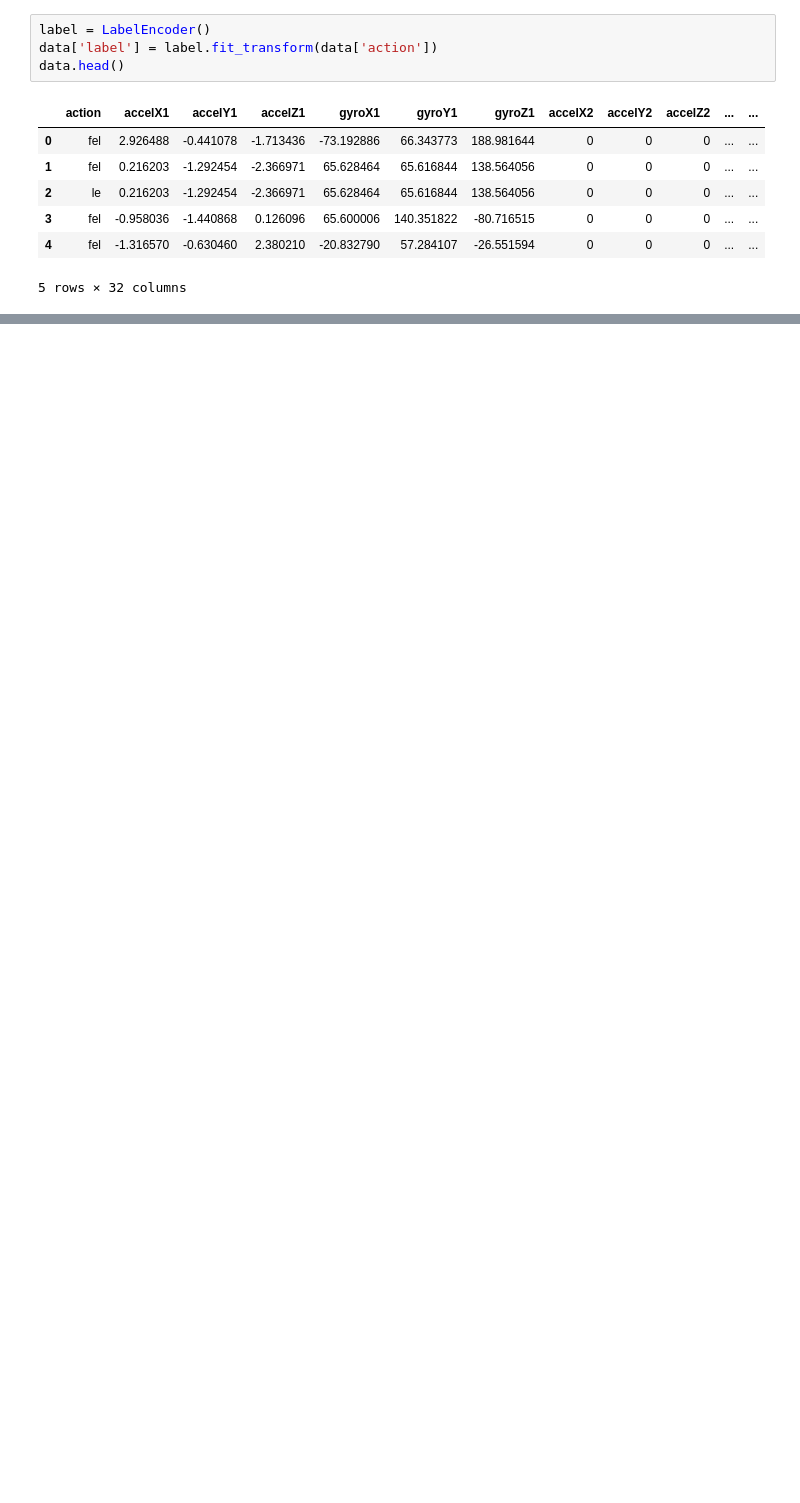
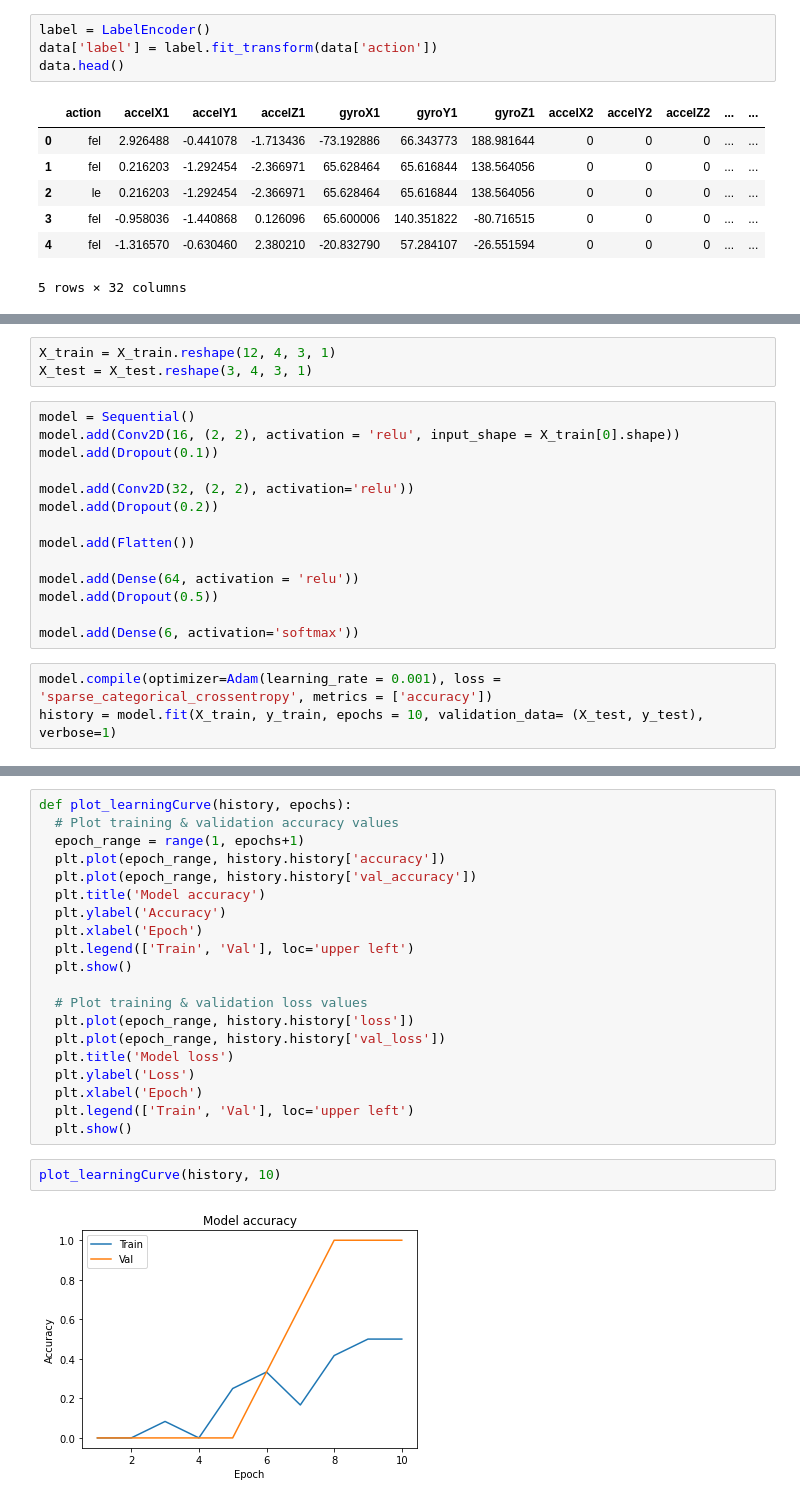
Before and after one commit to csabakoos/projektmunka, a Jupyter notebook: notebooks/model_generator/model_generator.ipynb, the cells around one changed output, grey strips where cells are left out. Cells and saved outputs as stored; diff of their text form; blank space fills up the shorter version.

```diff
--- a/notebooks/model_generator/model_generator.ipynb
+++ b/notebooks/model_generator/model_generator.ipynb
@@ -103,0 +187,20 @@ data.head()
+# %%
+X_train = X_train.reshape(12, 4, 3, 1)
+X_test = X_test.reshape(3, 4, 3, 1)
+# %%
+model = Sequential()
+model.add(Conv2D(16, (2, 2), activation = 'relu', input_shape = X_train[0].shape))
+model.add(Dropout(0.1))
+
+model.add(Conv2D(32, (2, 2), activation='relu'))
+model.add(Dropout(0.2))
+
+model.add(Flatten())
+
+model.add(Dense(64, activation = 'relu'))
+model.add(Dropout(0.5))
+
+model.add(Dense(6, activation='softmax'))
+# %%
+model.compile(optimizer=Adam(learning_rate = 0.001), loss = 'sparse_categorical_crossentropy', metrics = ['accuracy'])
+history = model.fit(X_train, y_train, epochs = 10, validation_data= (X_test, y_test), verbose=1)
@@ -103,0 +228,24 @@ data.head()
+# %%
+def plot_learningCurve(history, epochs):
+  # Plot training & validation accuracy values
+  epoch_range = range(1, epochs+1)
+  plt.plot(epoch_range, history.history['accuracy'])
+  plt.plot(epoch_range, history.history['val_accuracy'])
+  plt.title('Model accuracy')
+  plt.ylabel('Accuracy')
+  plt.xlabel('Epoch')
+  plt.legend(['Train', 'Val'], loc='upper left')
+  plt.show()
+
+  # Plot training & validation loss values
+  plt.plot(epoch_range, history.history['loss'])
+  plt.plot(epoch_range, history.history['val_loss'])
+  plt.title('Model loss')
+  plt.ylabel('Loss')
+  plt.xlabel('Epoch')
+  plt.legend(['Train', 'Val'], loc='upper left')
+  plt.show()
+# %%
+plot_learningCurve(history, 10)
+# %% [output]
+[figure, added]
```
Also changed, not shown: parts of 19 cells of this notebook, 4 other files.
